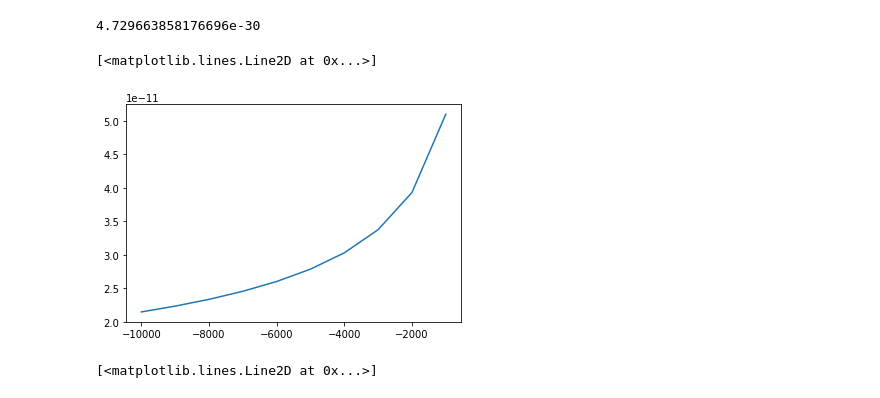
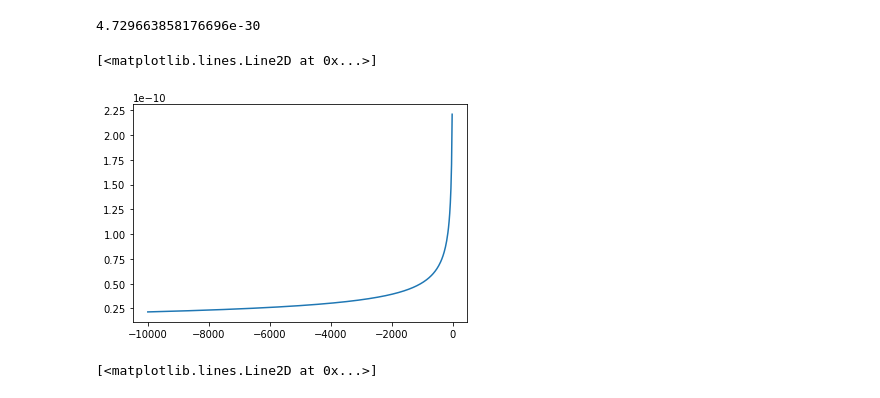
Before and after one commit to md94physics/GW, a Jupyter notebook: Compact_Binary_Plus_&_Cross_Polarizations_2.0.ipynb, the cells around one changed output. Drawn from its saved outputs; the diff is of its cells as text; code cells hidden in the pictures.

```diff
--- a/Compact_Binary_Plus_&_Cross_Polarizations_2.0.ipynb
+++ b/Compact_Binary_Plus_&_Cross_Polarizations_2.0.ipynb
@@ -44,12 +44,12 @@ def h_plus(i,t):
 def h_cross(i,t):
     return (4*M_chirp/r)*((M_chirp*omega(t))**(2/3))*np.cos(i)*np.sin(2*phi(t))
 # %%
-t = np.arange(-10000, t_LSO, 1000)
+t = np.arange(-10000, t_LSO, 20)
 # Compose plot for the angular frequency with respect to time
 plt.figure(1)
 plt.plot(t, omega(t))
 # %% [output]
 [<matplotlib.lines.Line2D at 0x...>]
-[figure, old version]
+[figure, new version]
 # %%
 t = np.arange(-10000, t_LSO, 20)
```
Also changed, not shown: parts of 8 cells of this notebook.
